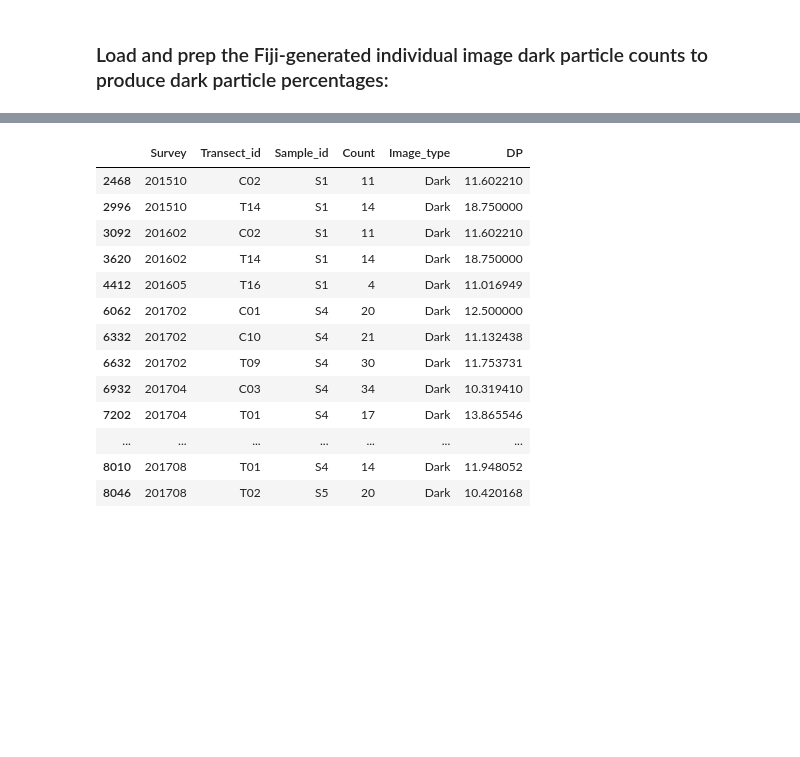
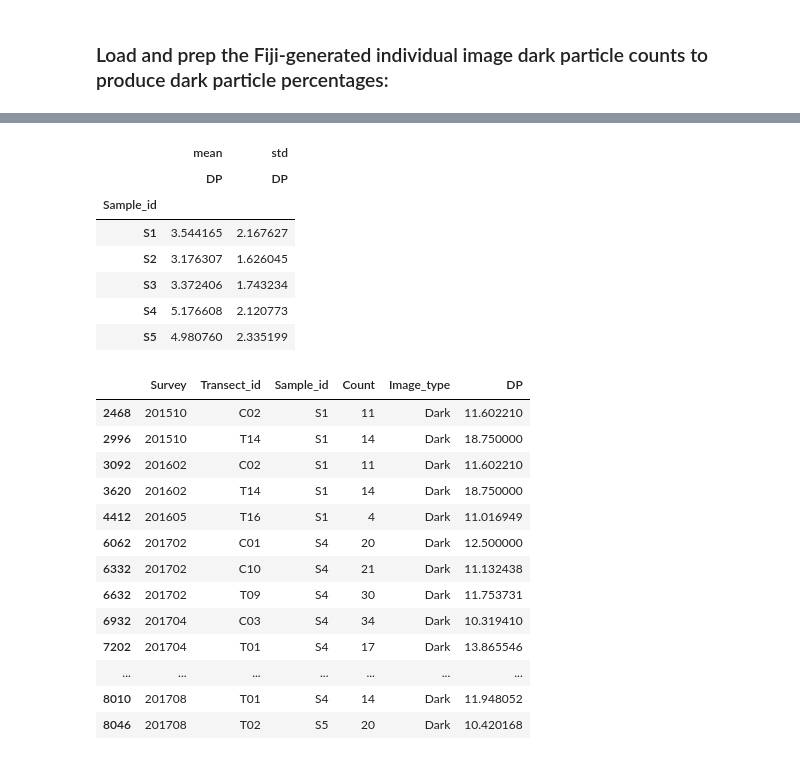
Before and after one commit to pjparis/PeaIslandBeachMonitoring, a Jupyter notebook: notebooks/Pea Island Beach Monitoring Project - Heavy Mineral Analysis.ipynb, the cells around one changed output, grey strips where cells are left out. Saved outputs shown, nothing was run; the diff lists cells and outputs as text; code cells hidden in the pictures; blank space fills up the shorter version.

```diff
--- a/notebooks/Pea Island Beach Monitoring Project - Heavy Mineral Analysis.ipynb
+++ b/notebooks/Pea Island Beach Monitoring Project - Heavy Mineral Analysis.ipynb
@@ -304,3 +311,18 @@ dfp[dfp['Survey'] == '201602']
+# %%
+### Compute Mean and Standard Deviation for Dark Mineral percentage (DP) for each beach
+### sampling position (S1-S5):
+
+tbl=pd.pivot_table(dfp, index='Sample_id',values='DP', aggfunc=[np.mean, np.std])
+tbl
+# %% [output]
+|  | mean | std |
+|  | DP | DP |
+| Sample_id |  |  |
+| S1 | 3.544165 | 2.167627 |
+| S2 | 3.176307 | 1.626045 |
+| S3 | 3.372406 | 1.743234 |
+| S4 | 5.176608 | 2.120773 |
+| S5 | 4.980760 | 2.335199 |
 # %%
 ### Find the records which harbor dark particle count percentages >= 10%:
 #dfp[dfp['DP'] >= dfp['DP'].max()]
```
Also changed, not shown: parts of 5 cells of this notebook, 33 other files.
